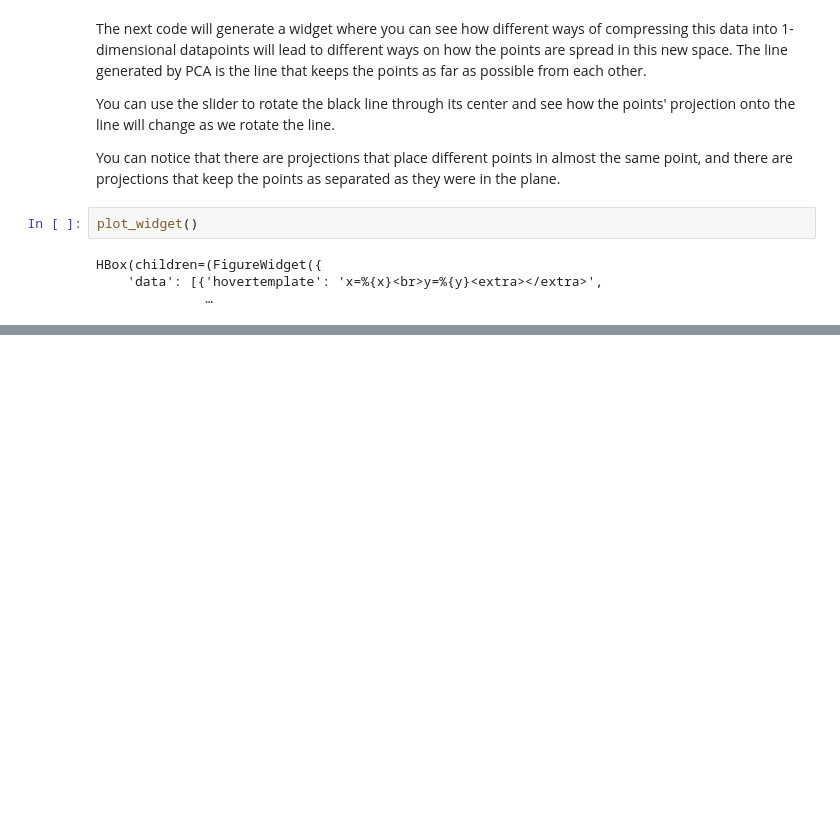
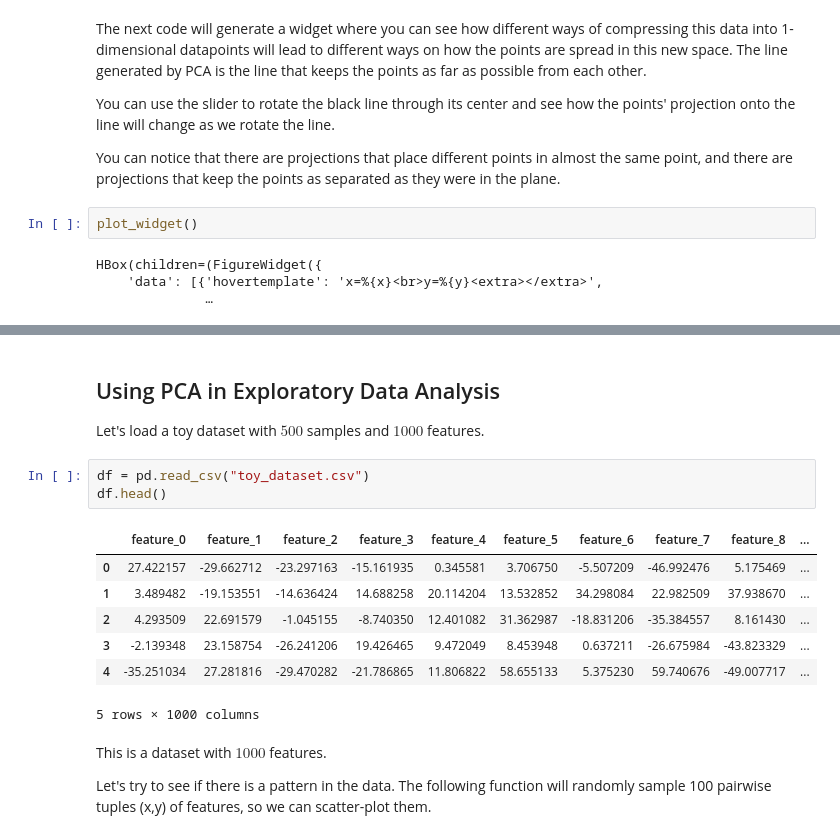
Before and after one commit to OoFa99/Machine-Learning-Specialization, a Jupyter notebook: C3_Unsupervised Learning_Recommenders_Reinforcement Learning/Week2/PCA_OptionalLab/C3_W2_Lab01_PCA_Visualization_Examples.ipynb, the cells around one changed output, grey strips where cells are left out. Saved outputs shown, nothing was run; the diff lists cells and outputs as text; blank space fills up the shorter version.

Commit message:
finished visualizing and started testing with some data

```diff
--- a/C3_Unsupervised Learning_Recommenders_Reinforcement Learning/Week2/PCA_OptionalLab/C3_W2_Lab01_PCA_Visualization_Examples.ipynb
+++ b/C3_Unsupervised Learning_Recommenders_Reinforcement Learning/Week2/PCA_OptionalLab/C3_W2_Lab01_PCA_Visualization_Examples.ipynb
@@ -191,0 +206,18 @@ HBox(children=(FigureWidget({
+# %% [markdown]
+## Using PCA in Exploratory Data Analysis
+Let's load a toy dataset with $500$ samples and $1000$ features.
+# %%
+df = pd.read_csv("toy_dataset.csv")
+df.head()
+# %% [output]
+|  | feature_0 | feature_1 | feature_2 | feature_3 | feature_4 | feature_5 | feature_6 | feature_7 | feature_8 | ... |
+| 0 | 27.422157 | -29.662712 | -23.297163 | -15.161935 | 0.345581 | 3.706750 | -5.507209 | -46.992476 | 5.175469 | ... |
+| 1 | 3.489482 | -19.153551 | -14.636424 | 14.688258 | 20.114204 | 13.532852 | 34.298084 | 22.982509 | 37.938670 | ... |
+| 2 | 4.293509 | 22.691579 | -1.045155 | -8.740350 | 12.401082 | 31.362987 | -18.831206 | -35.384557 | 8.161430 | ... |
+| 3 | -2.139348 | 23.158754 | -26.241206 | 19.426465 | 9.472049 | 8.453948 | 0.637211 | -26.675984 | -43.823329 | ... |
+| 4 | -35.251034 | 27.281816 | -29.470282 | -21.786865 | 11.806822 | 58.655133 | 5.375230 | 59.740676 | -49.007717 | ... |
+5 rows × 1000 columns
+# %% [markdown]
+This is a dataset with $1000$ features.
+
+Let's try to see if there is a pattern in the data. The following function will randomly sample 100 pairwise tuples (x,y) of features, so we can scatter-plot them.
```
Also changed, not shown: parts of 4 cells of this notebook.
